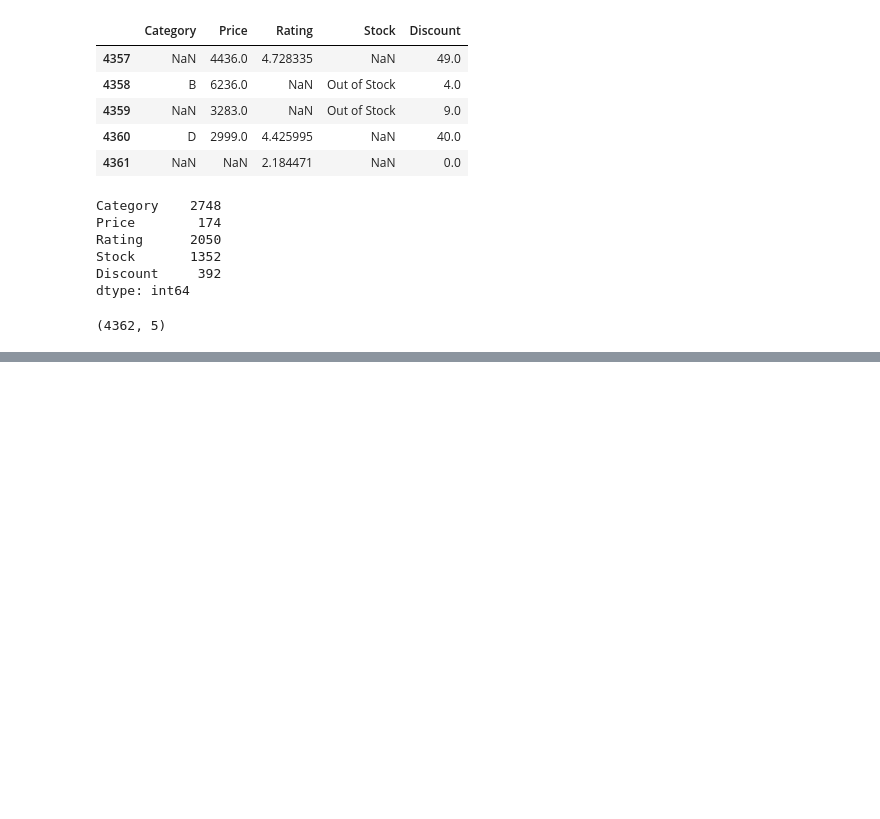
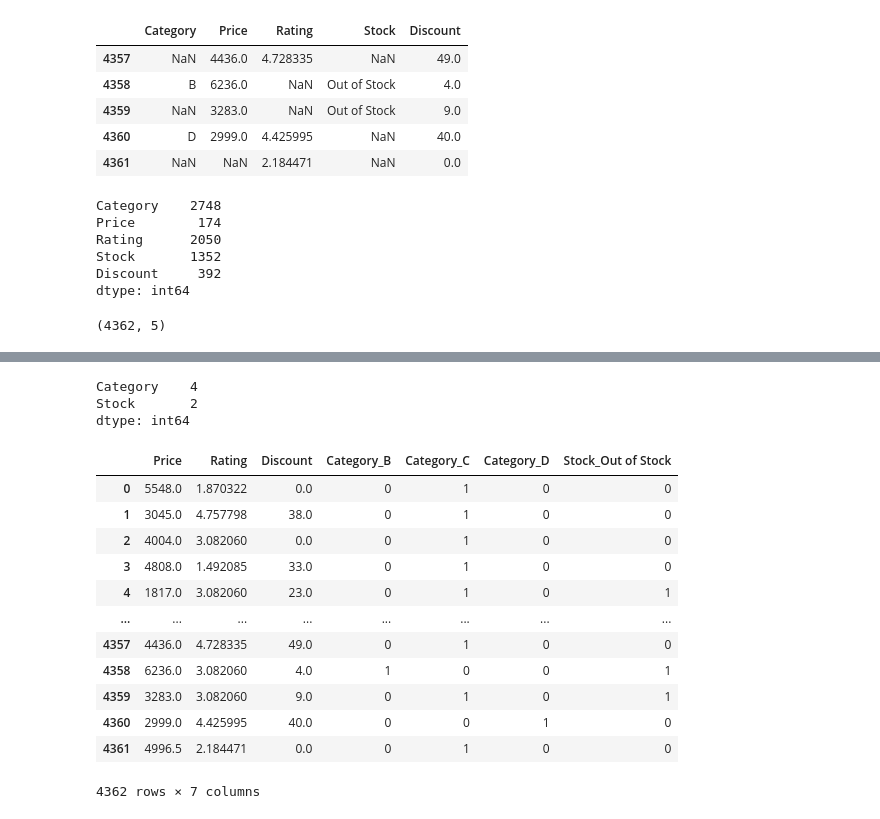
Before and after one commit to Jishnu-12/Data-analytics, a Jupyter notebook: Machine-Learning/ML-Linear-Regression3.ipynb, the cells around one changed output, grey strips where cells are left out. Cells and saved outputs as stored; diff of their text form; code cells hidden in the pictures; blank space fills up the shorter version.

```diff
--- a/Machine-Learning/ML-Linear-Regression3.ipynb
+++ b/Machine-Learning/ML-Linear-Regression3.ipynb
@@ -59,0 +120,26 @@ c2 = df.select_dtypes("object") # categorical column
+# %%
+c5 = df.select_dtypes("object")
+
+c5.nunique()
+# %% [output]
+Category    4
+Stock       2
+dtype: int64
+# %%
+df = pd.get_dummies(df, dtype=int,drop_first= True)
+
+df
+# %% [output]
+|  | Price | Rating | Discount | Category_B | Category_C | Category_D | Stock_Out of Stock |
+| 0 | 5548.0 | 1.870322 | 0.0 | 0 | 1 | 0 | 0 |
+| 1 | 3045.0 | 4.757798 | 38.0 | 0 | 1 | 0 | 0 |
+| 2 | 4004.0 | 3.082060 | 0.0 | 0 | 1 | 0 | 0 |
+| 3 | 4808.0 | 1.492085 | 33.0 | 0 | 1 | 0 | 0 |
+| 4 | 1817.0 | 3.082060 | 23.0 | 0 | 1 | 0 | 1 |
+| ... | ... | ... | ... | ... | ... | ... | ... |
+| 4357 | 4436.0 | 4.728335 | 49.0 | 0 | 1 | 0 | 0 |
+| 4358 | 6236.0 | 3.082060 | 4.0 | 1 | 0 | 0 | 1 |
+| 4359 | 3283.0 | 3.082060 | 9.0 | 0 | 1 | 0 | 1 |
+| 4360 | 2999.0 | 4.425995 | 40.0 | 0 | 0 | 1 | 0 |
+| 4361 | 4996.5 | 2.184471 | 0.0 | 0 | 1 | 0 | 0 |
+4362 rows × 7 columns
```
Also changed, not shown: parts of 9 cells of this notebook.
